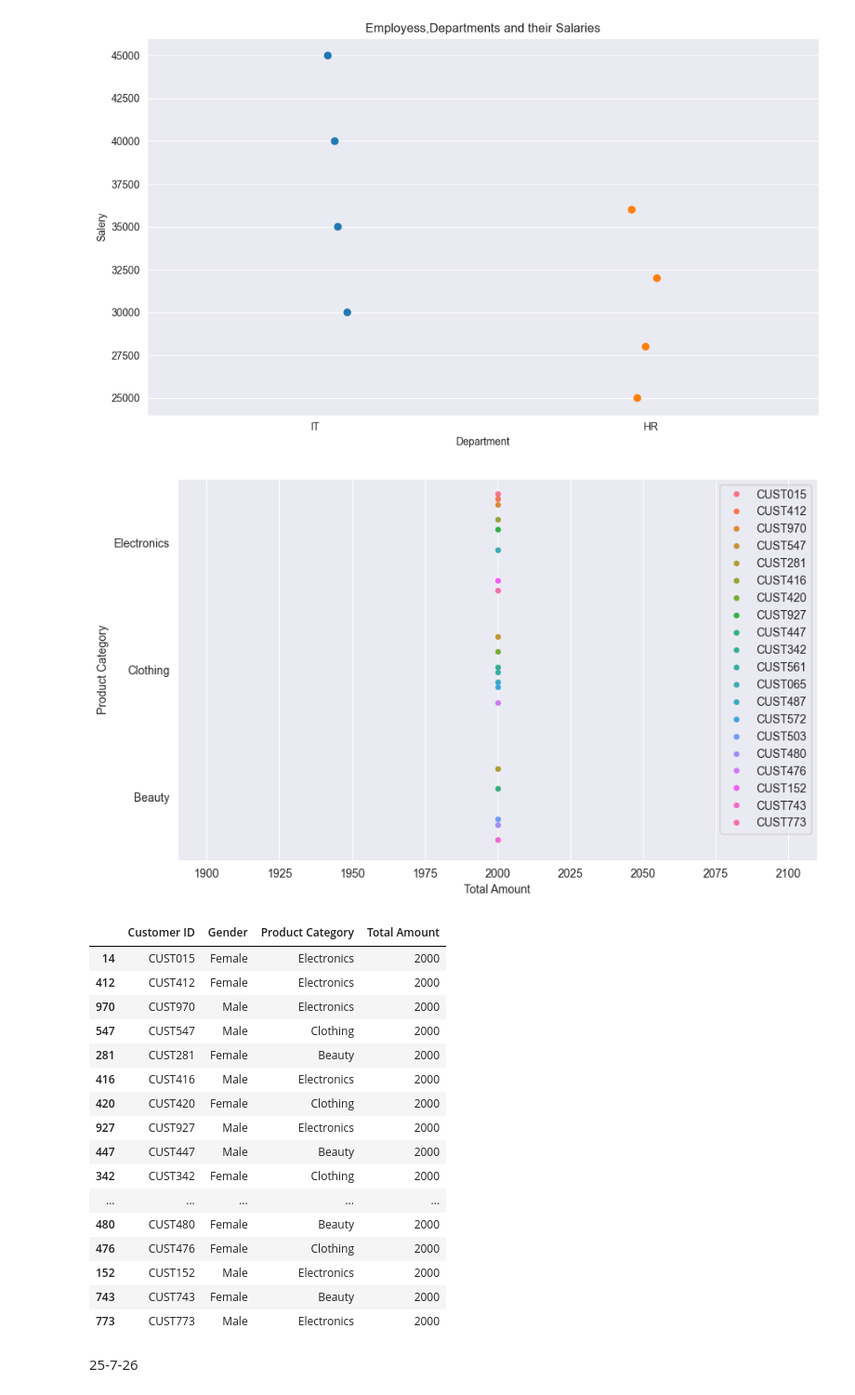
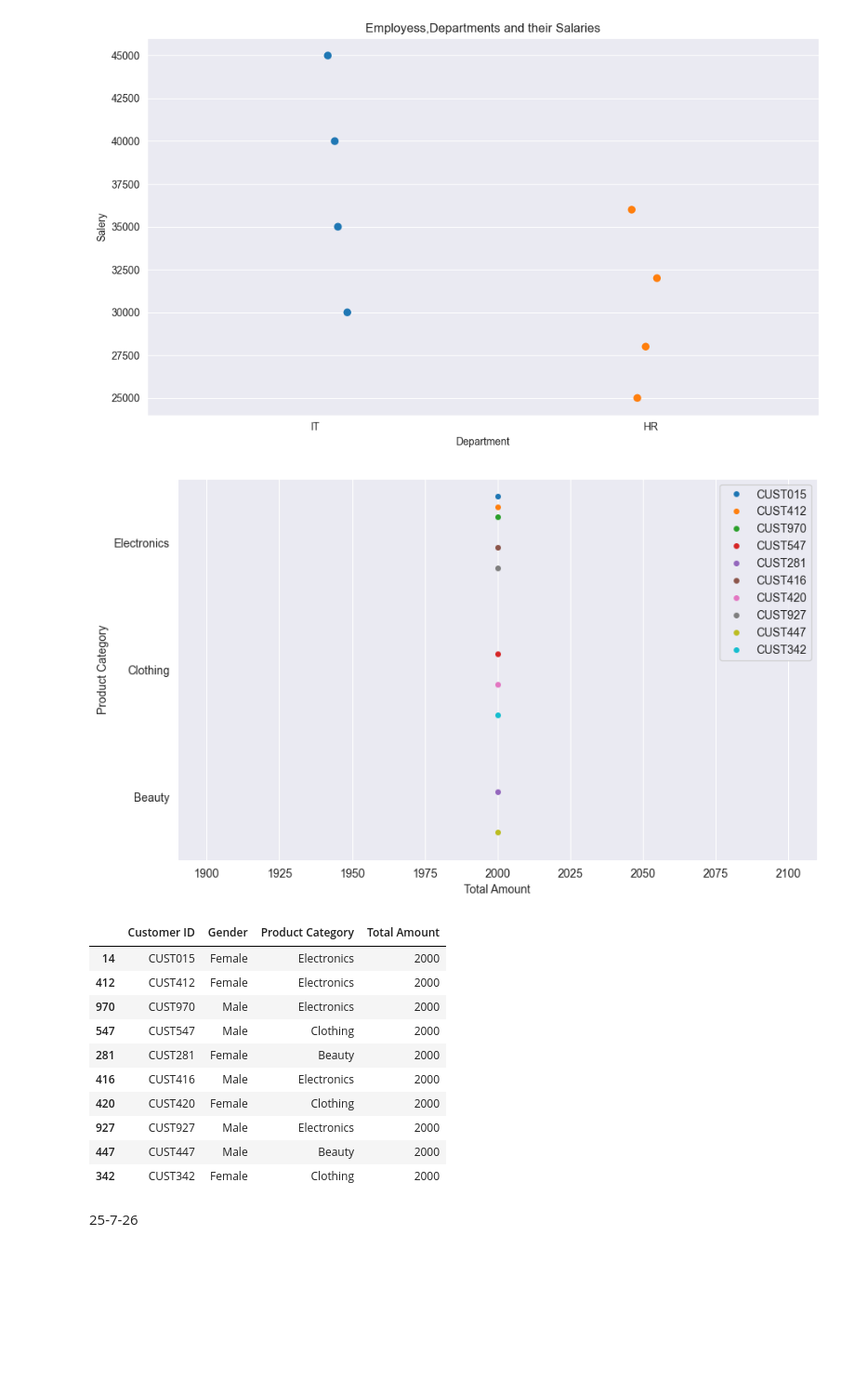
Before and after one commit to esairajesh2-droid/visualization-_learning, a Jupyter notebook: simplevisualization5.ipynb, the cells around one changed output. Shown at 93% size. Saved outputs shown, nothing was run; the diff lists cells and outputs as text; code cells hidden in the pictures; blank space fills up the shorter version.

```diff
--- a/simplevisualization5.ipynb
+++ b/simplevisualization5.ipynb
@@ -331,14 +331,14 @@ plt.show()
 # %% [output]
 [figure]
 # %%
-df_topten=df.groupby(['Customer ID','Gender','Product Category'])[['Total Amount']].sum().reset_index().sort_values(by='Total Amount',ascending=False).head(20)
+df_topten=df.groupby(['Customer ID','Gender','Product Category'])[['Total Amount']].sum().reset_index().sort_values(by='Total Amount',ascending=False).head(10)
 plt.figure(figsize=(10,6))
 sns.stripplot(data=df_topten,x='Total Amount',y='Product Category',hue='Customer ID',dodge=True,jitter=True,orient="h")
 plt.legend()
 plt.show()
 df_topten
 # %% [output]
-[figure, old version]
+[figure, new version]
 |  | Customer ID | Gender | Product Category | Total Amount |
 | 14 | CUST015 | Female | Electronics | 2000 |
 | 412 | CUST412 | Female | Electronics | 2000 |
@@ -350,12 +350,6 @@ df_topten
 | 927 | CUST927 | Male | Electronics | 2000 |
 | 447 | CUST447 | Male | Beauty | 2000 |
 | 342 | CUST342 | Female | Clothing | 2000 |
-| ... | ... | ... | ... | ... |
-| 480 | CUST480 | Female | Beauty | 2000 |
-| 476 | CUST476 | Female | Clothing | 2000 |
-| 152 | CUST152 | Male | Electronics | 2000 |
-| 743 | CUST743 | Female | Beauty | 2000 |
-| 773 | CUST773 | Male | Electronics | 2000 |
 # %% [markdown]
 25-7-26
 # %%
```
Also changed, not shown: parts of 4 cells of this notebook.
